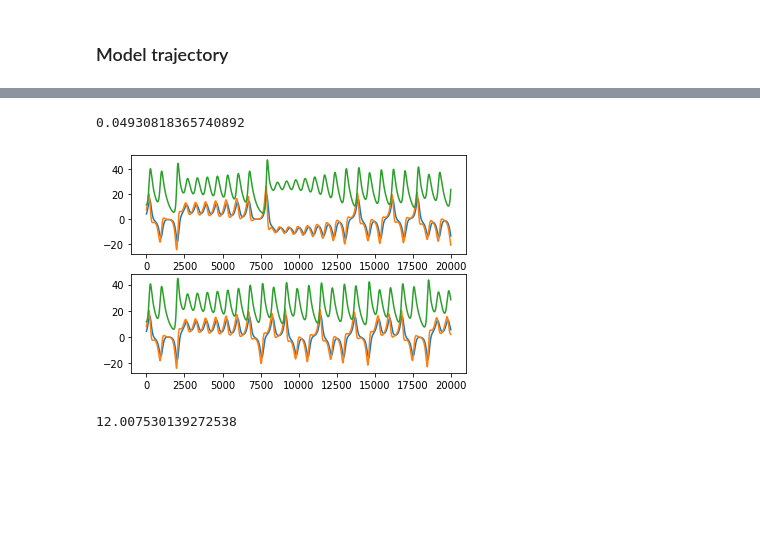
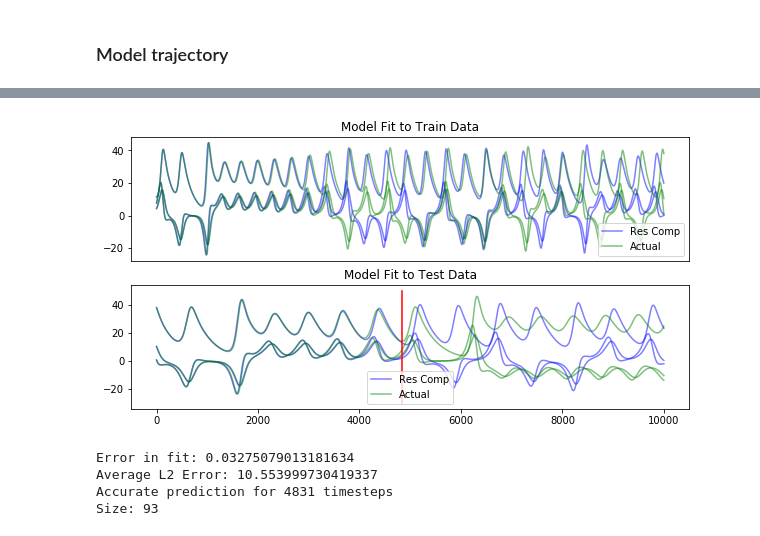
Before and after one commit to djpasseyjr/NetworkReseach, a Jupyter notebook: Reservoir Computing/Finding_Problem.ipynb, the cells around one changed output, grey strips where cells are left out. Cells and saved outputs as stored; diff of their text form; code cells hidden in the pictures; blank space fills up the shorter version.

```diff
--- a/Reservoir Computing/Finding_Problem.ipynb
+++ b/Reservoir Computing/Finding_Problem.ipynb
@@ -44,20 +108,17 @@ test_t  = t[50000:]
 # %%
-rc = ResComp(3,3,**res_params)
+NUM_TO_SPEC = 1
+A = specialize_best_nodes(rc, NUM_TO_SPEC, u, train_t, u_0=diff_eq_params["x0"])
+
+rc = make_res_comp(A, res_params)
 r_0 = rc.state_0
-err = rc.fit(train_t, u)
-
+err = rc.fit(train_t,u)
 test_pre = rc.predict(test_t)
 train_pre = rc.predict(train_t, r_0=r_0)
-err
+plot_pred(data, train_pre, test_pre, fit_err=err)
+print("Size: {}".format(rc.res.shape[0]))
 # %% [output]
+[figure, added]
-0.04930818365740892
+Error in fit: 0.03275079013181634
+Average L2 Error: 10.553999730419337
+Accurate prediction for 4831 timesteps
+Size: 93
-# %%
-plt.subplot(211)
-plt.plot(train_pre.T)
-plt.subplot(212)
-plt.plot(u(train_t).T)
-plt.show()
-print(L2error(u(train_t),train_pre))
-# %% [output]
-[figure, removed]
-12.007530139272538
```
Also changed, not shown: parts of 15 cells of this notebook, 18 other files.
